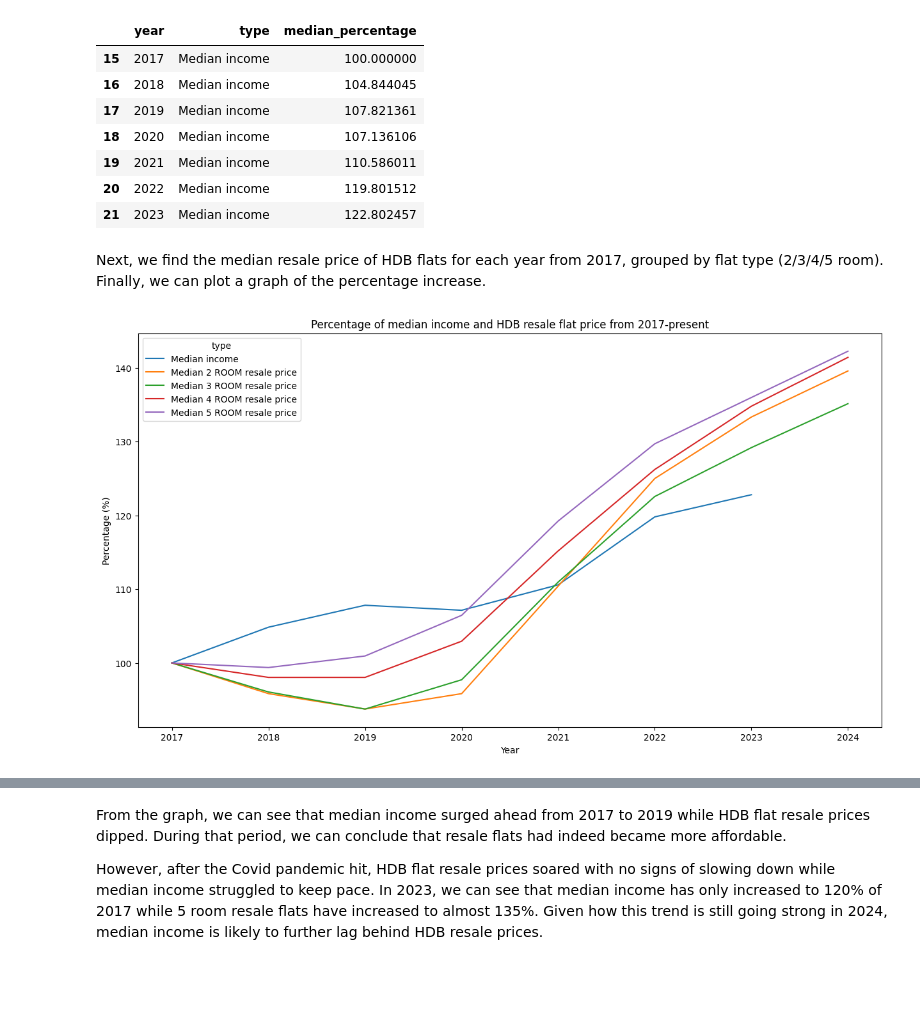
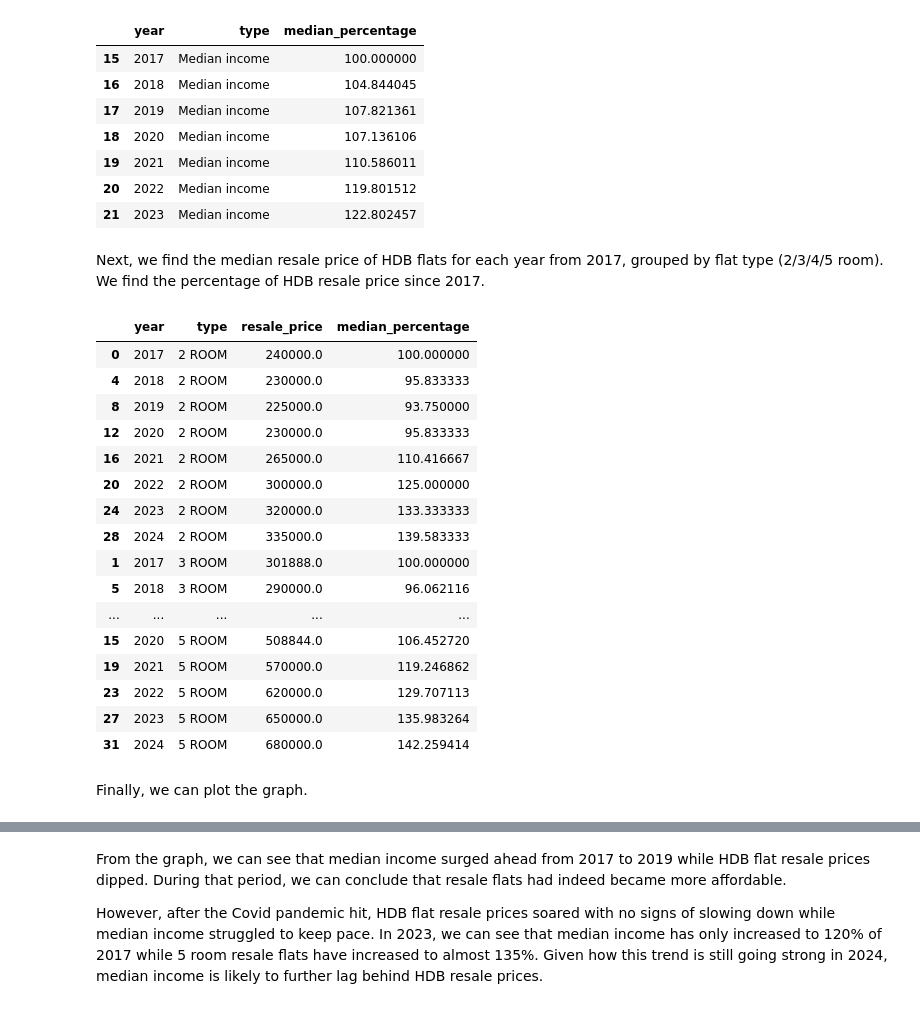
Before and after one commit to ElvisFoo/hdb-resale-prices-analysis, a Jupyter notebook: hdb resale analysis.ipynb, the cells around one changed output, grey strips where cells are left out. Cells and saved outputs as stored; diff of their text form; code cells hidden in the pictures; blank space fills up the shorter version.

```diff
--- a/hdb resale analysis.ipynb
+++ b/hdb resale analysis.ipynb
@@ -184,22 +184,32 @@ df_income
 | 20 | 2022 | Median income | 119.801512 |
 | 21 | 2023 | Median income | 122.802457 |
 # %% [markdown]
-Next, we find the median resale price of HDB flats for each year from 2017, grouped by flat type (2/3/4/5 room). Finally, we can plot a graph of the percentage increase.
+Next, we find the median resale price of HDB flats for each year from 2017, grouped by flat type (2/3/4/5 room). We find the percentage of HDB resale price since 2017.
 # %%
 df_median_price = df.copy()
 df_median_price['year'] = df_median_price['month'].str.split('-').str[0]
 df_median_price = df_median_price[df['flat_type'].isin(['2 ROOM', '3 ROOM', '4 ROOM', '5 ROOM'])]
 df_median_price = df_median_price.groupby(['year', 'flat_type'])['resale_price'].median().reset_index().sort_values(['flat_type', 'year'])
 df_median_price['median_percentage'] = df_median_price.groupby('flat_type')['resale_price'].apply(lambda x: x.div(x.iloc[0]).mul(100)).values
 df_median_price = df_median_price.rename(columns={'flat_type': 'type'})
-df_median_price = df_median_price[['year', 'type', 'median_percentage']]
-df_median_price['type'] = 'Median ' + df_median_price['type'] + ' resale price'
-df_median_price = pd.concat([df_income, df_median_price])
-
-fig_median_percentage, ax_median_percentage = plt.subplots(figsize=(15, 8))
-sns.lineplot(data=df_median_price, x='year', y='median_percentage', hue='type', ax=ax_median_percentage);
-ax_median_percentage.set_title('Percentage of median income and HDB resale flat price from 2017-present');
-ax_median_percentage.set_xlabel('Year');
-ax_median_percentage.set_ylabel('Percentage (%)');
+df_median_price
 # %% [output]
-[figure, removed]
+|  | year | type | resale_price | median_percentage |
+| 0 | 2017 | 2 ROOM | 240000.0 | 100.000000 |
+| 4 | 2018 | 2 ROOM | 230000.0 | 95.833333 |
+| 8 | 2019 | 2 ROOM | 225000.0 | 93.750000 |
+| 12 | 2020 | 2 ROOM | 230000.0 | 95.833333 |
+| 16 | 2021 | 2 ROOM | 265000.0 | 110.416667 |
+| 20 | 2022 | 2 ROOM | 300000.0 | 125.000000 |
+| 24 | 2023 | 2 ROOM | 320000.0 | 133.333333 |
+| 28 | 2024 | 2 ROOM | 335000.0 | 139.583333 |
+| 1 | 2017 | 3 ROOM | 301888.0 | 100.000000 |
+| 5 | 2018 | 3 ROOM | 290000.0 | 96.062116 |
+| ... | ... | ... | ... | ... |
+| 15 | 2020 | 5 ROOM | 508844.0 | 106.452720 |
+| 19 | 2021 | 5 ROOM | 570000.0 | 119.246862 |
+| 23 | 2022 | 5 ROOM | 620000.0 | 129.707113 |
+| 27 | 2023 | 5 ROOM | 650000.0 | 135.983264 |
+| 31 | 2024 | 5 ROOM | 680000.0 | 142.259414 |
+# %% [markdown]
+Finally, we can plot the graph.
```
Also changed, not shown: parts of 9 cells of this notebook.
